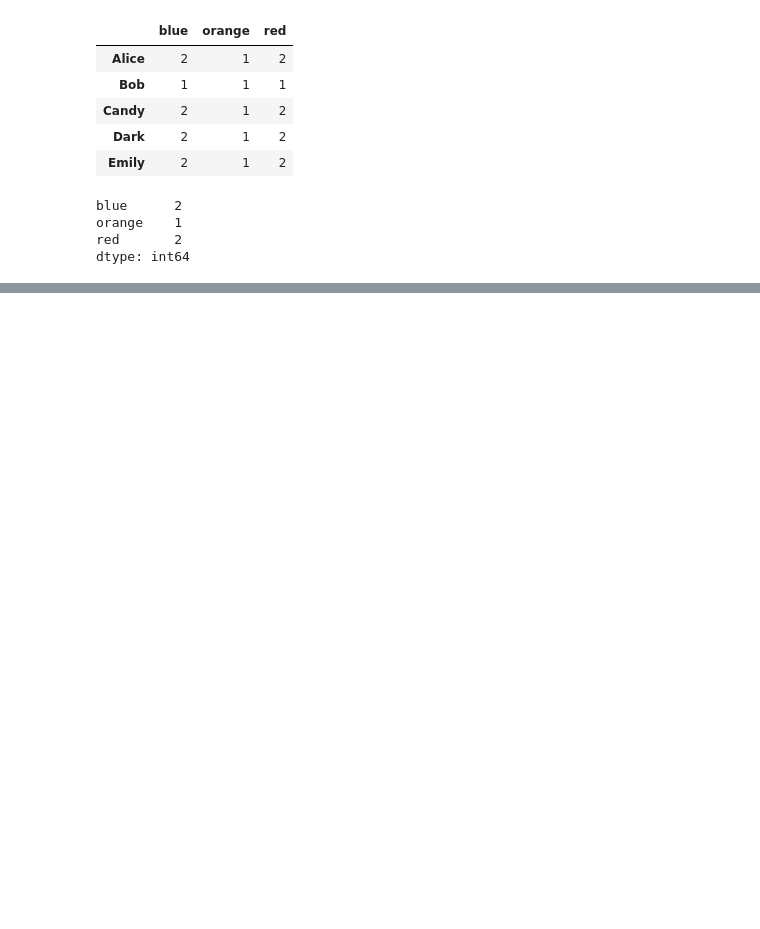
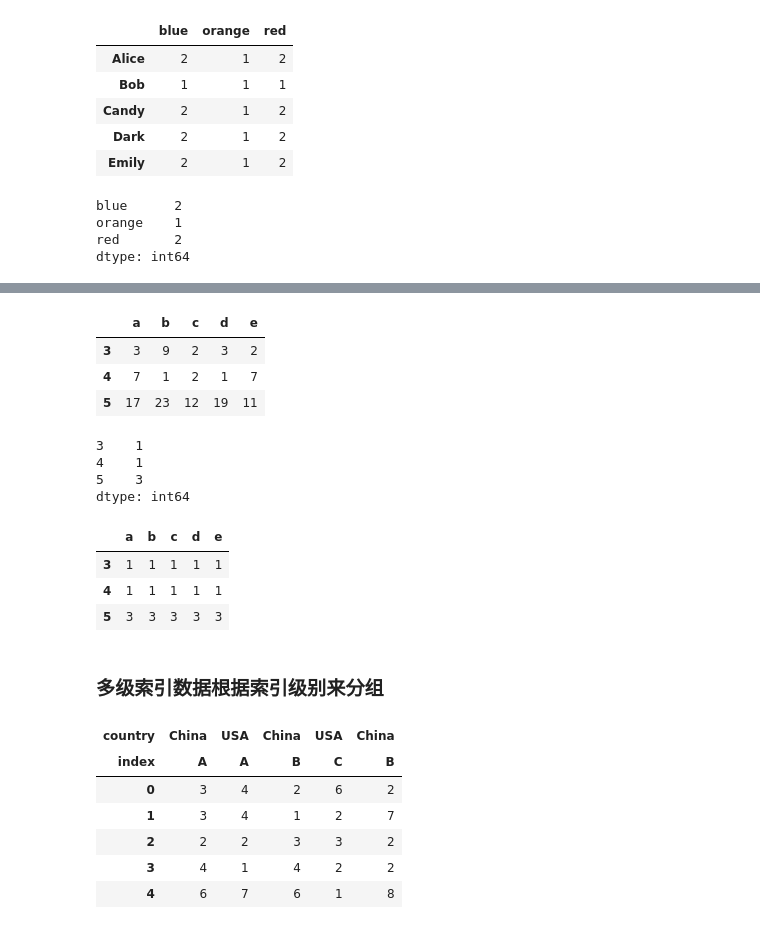
Before and after one commit to kamidox/pandas_tutor, a Jupyter notebook: groupby.ipynb, the cells around one changed output, grey strips where cells are left out. Cells and saved outputs as stored; diff of their text form; code cells hidden in the pictures; blank space fills up the shorter version.

```diff
--- a/groupby.ipynb
+++ b/groupby.ipynb
@@ -225,0 +265,36 @@ dtype: int64
+# %%
+grouped.sum()
+# %% [output]
+|  | a | b | c | d | e |
+| 3 | 3 | 9 | 2 | 3 | 2 |
+| 4 | 7 | 1 | 2 | 1 | 7 |
+| 5 | 17 | 23 | 12 | 19 | 11 |
+# %%
+grouped.size()
+# %% [output]
+3    1
+4    1
+5    3
+dtype: int64
+# %%
+grouped.count()
+# %% [output]
+|  | a | b | c | d | e |
+| 3 | 1 | 1 | 1 | 1 | 1 |
+| 4 | 1 | 1 | 1 | 1 | 1 |
+| 5 | 3 | 3 | 3 | 3 | 3 |
+# %% [markdown]
+### 多级索引数据根据索引级别来分组
+# %%
+columns = pd.MultiIndex.from_arrays([['China', 'USA', 'China', 'USA', 'China'],
+                                     ['A', 'A', 'B', 'C', 'B']], names=['country', 'index'])
+df = pd.DataFrame(np.random.randint(1, 10, (5, 5)), columns=columns)
+df
+# %% [output]
+| country | China | USA | China | USA | China |
+| index | A | A | B | C | B |
+| 0 | 3 | 4 | 2 | 6 | 2 |
+| 1 | 3 | 4 | 1 | 2 | 7 |
+| 2 | 2 | 2 | 3 | 3 | 2 |
+| 3 | 4 | 1 | 4 | 2 | 2 |
+| 4 | 6 | 7 | 6 | 1 | 8 |
```
Also changed, not shown: parts of 40 cells of this notebook.
